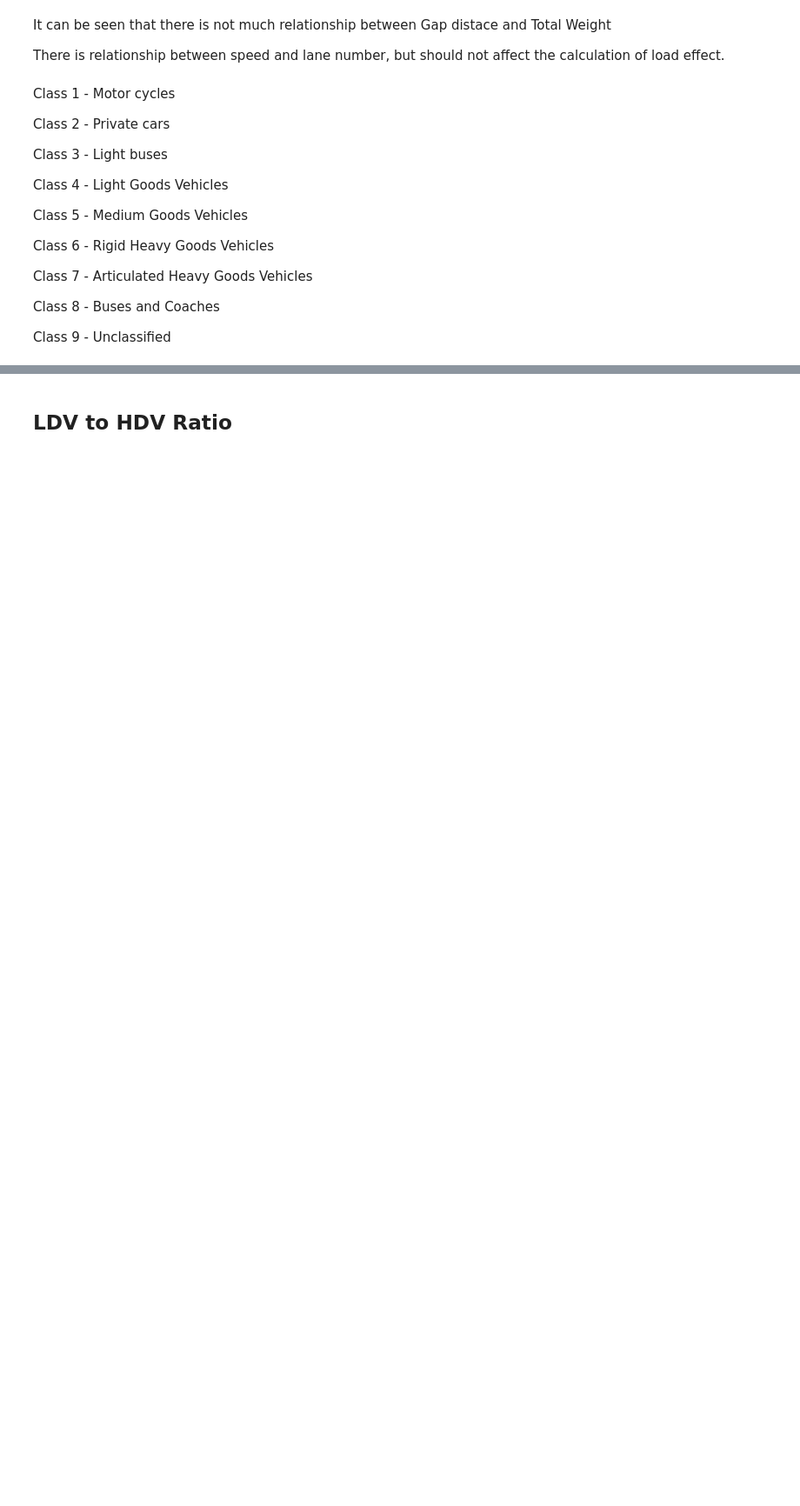
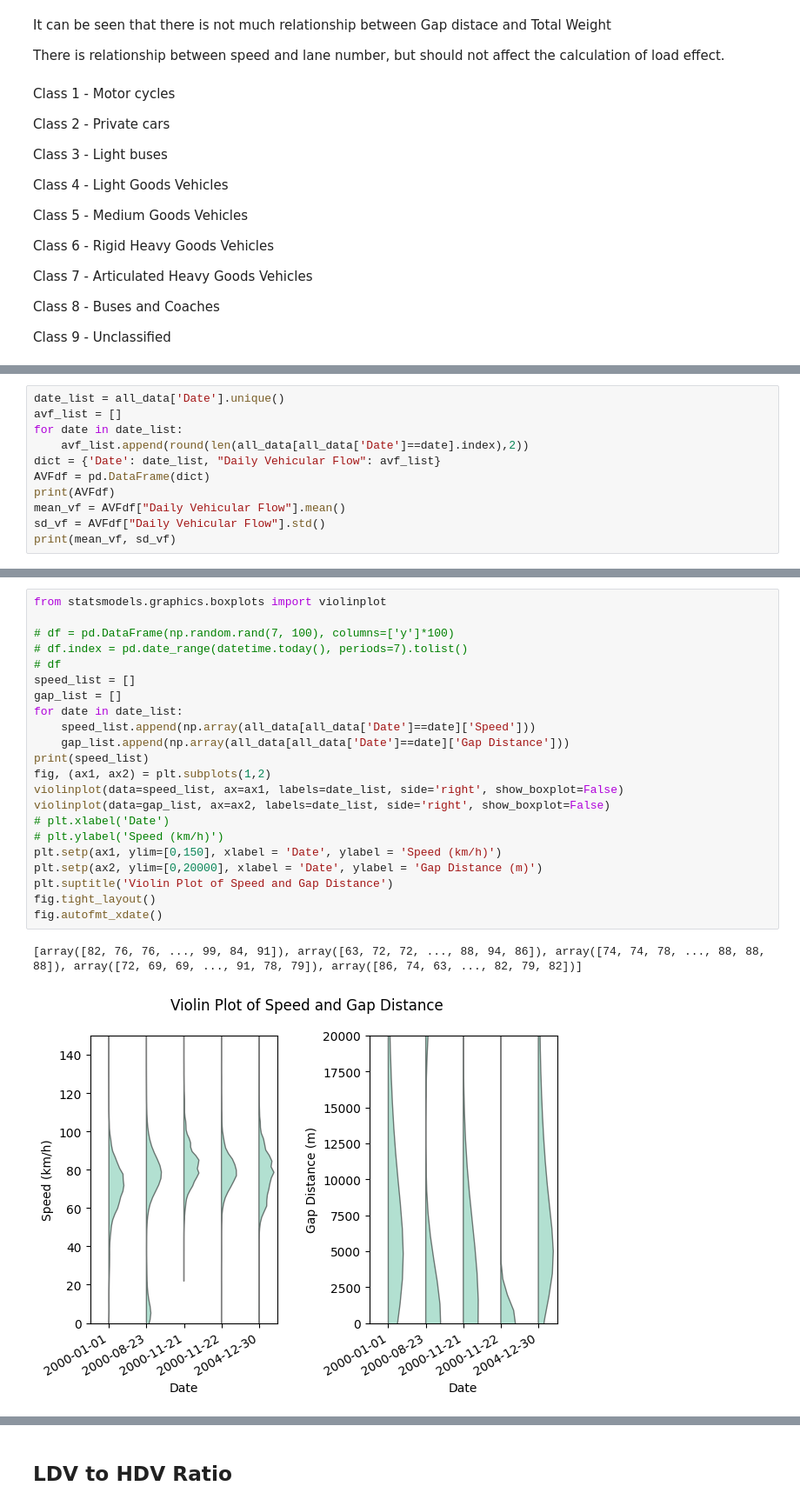
Before and after one commit to felixthe-cat/Personal_Projects, a Jupyter notebook: Final Year Project/Data_handle.ipynb, the cells around one changed output, grey strips where cells are left out. Shown at 87% size. Saved outputs shown, nothing was run; the diff lists cells and outputs as text; blank space fills up the shorter version.

```diff
--- a/Final Year Project/Data_handle.ipynb
+++ b/Final Year Project/Data_handle.ipynb
@@ -125,0 +134,11 @@ Class 9 - Unclassified
+# %%
+date_list = all_data['Date'].unique()
+avf_list = []
+for date in date_list:
+    avf_list.append(round(len(all_data[all_data['Date']==date].index),2))
+dict = {'Date': date_list, "Daily Vehicular Flow": avf_list}
+AVFdf = pd.DataFrame(dict)
+print(AVFdf)
+mean_vf = AVFdf["Daily Vehicular Flow"].mean()
+sd_vf = AVFdf["Daily Vehicular Flow"].std()
+print(mean_vf, sd_vf)
@@ -125,0 +153,25 @@ Class 9 - Unclassified
+# %%
+from statsmodels.graphics.boxplots import violinplot
+
+# df = pd.DataFrame(np.random.rand(7, 100), columns=['y']*100)
+# df.index = pd.date_range(datetime.today(), periods=7).tolist()
+# df
+speed_list = []
+gap_list = []
+for date in date_list:
+    speed_list.append(np.array(all_data[all_data['Date']==date]['Speed']))
+    gap_list.append(np.array(all_data[all_data['Date']==date]['Gap Distance']))
+print(speed_list)
+fig, (ax1, ax2) = plt.subplots(1,2)
+violinplot(data=speed_list, ax=ax1, labels=date_list, side='right', show_boxplot=False)
+violinplot(data=gap_list, ax=ax2, labels=date_list, side='right', show_boxplot=False)
+# plt.xlabel('Date')
+# plt.ylabel('Speed (km/h)')
+plt.setp(ax1, ylim=[0,150], xlabel = 'Date', ylabel = 'Speed (km/h)')
+plt.setp(ax2, ylim=[0,20000], xlabel = 'Date', ylabel = 'Gap Distance (m)')
+plt.suptitle('Violin Plot of Speed and Gap Distance')
+fig.tight_layout()
+fig.autofmt_xdate()
+# %% [output]
+[array([82, 76, 76, ..., 99, 84, 91]), array([63, 72, 72, ..., 88, 94, 86]), array([74, 74, 78, ..., 88, 88, 88]), array([72, 69, 69, ..., 91, 78, 79]), array([86, 74, 63, ..., 82, 79, 82])]
+[figure, added]
```
Also changed, not shown: parts of 21 cells of this notebook.
